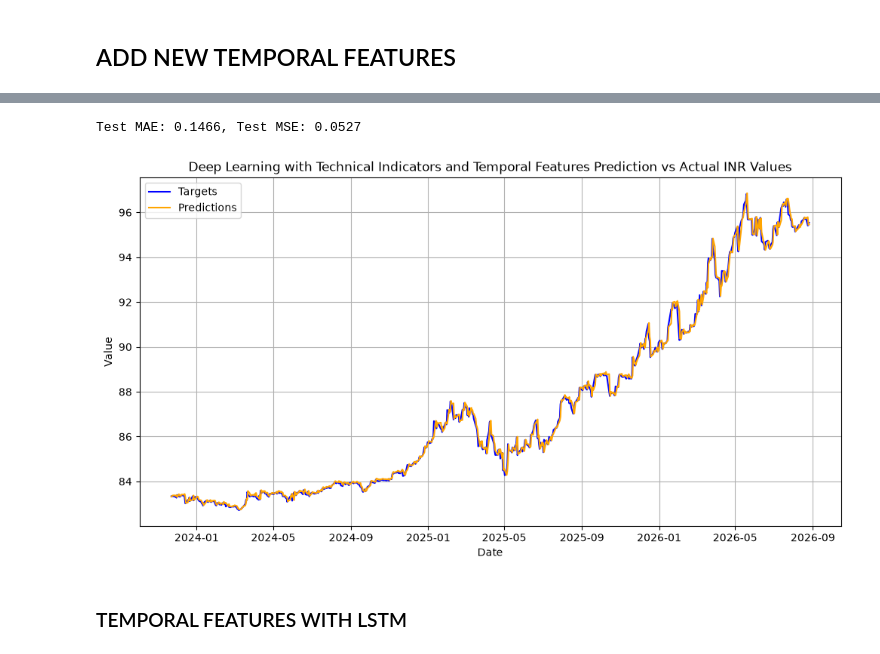
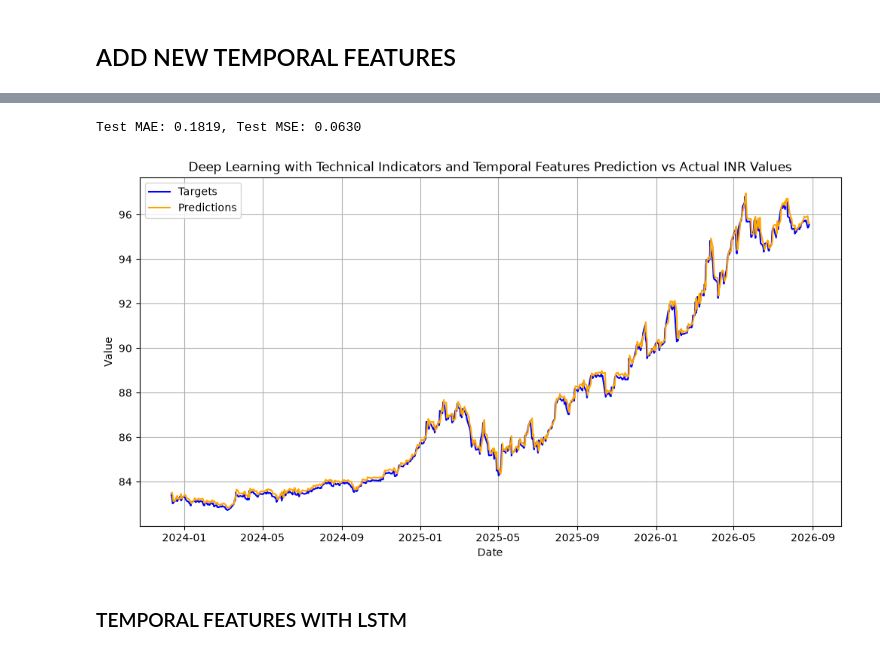
Before and after one commit to Princekumarofficial/potential-octo-sniffle, a Jupyter notebook: train.ipynb, the cells around one changed output, grey strips where cells are left out. Drawn from its saved outputs; the diff is of its cells as text; code cells hidden in the pictures.

```diff
--- a/train.ipynb
+++ b/train.ipynb
@@ -568,9 +624,21 @@ def create_temporal_features(df, target_columns=None, num_features=5):
 
     return pd.concat([df, *lagged_features], axis=1)
 # %%
-train_df_temp = create_temporal_features(train_df_ta.copy(), None, TEMPORAL_FEATURES_NUMBER)
-val_df_temp = create_temporal_features(val_df_ta.copy(), None, TEMPORAL_FEATURES_NUMBER)
-test_df_temp = create_temporal_features(test_df_ta.copy(), None, TEMPORAL_FEATURES_NUMBER)
+train_df_temp = create_temporal_features(
+    train_df_ta.copy(),
+    None,
+    TEMPORAL_FEATURES_NUMBER,
+).dropna()
+val_df_temp = create_temporal_features(
+    val_df_ta.copy(),
+    None,
+    TEMPORAL_FEATURES_NUMBER,
+).dropna()
+test_df_temp = create_temporal_features(
+    test_df_ta.copy(),
+    None,
+    TEMPORAL_FEATURES_NUMBER,
+).dropna()
 # %%
 train_df_temp.info()
 # %% [output]
@@ -582,14 +650,20 @@ memory usage: 4.4 MB
 # %%
-feature_scaler_temp = fit_standard_scaler(train_df_temp, all_features)
+temporal_features = all_features + [
+    f"{feature}_lag_{lag}"
+    for feature in all_features
+    for lag in range(1, TEMPORAL_FEATURES_NUMBER + 1)
+]
+
+feature_scaler_temp = fit_standard_scaler(train_df_temp, temporal_features)
 
 train_targets = train_df_temp["TARGET_NEXT"]
 val_targets = val_df_temp["TARGET_NEXT"]
 test_targets = test_df_temp["TARGET_NEXT"]
 target_scaler = fit_standard_scaler(train_targets)
 
-X_train = normalize_to_tensor(train_df_temp, feature_scaler_temp, all_features)
-X_val = normalize_to_tensor(val_df_temp, feature_scaler_temp, all_features)
-X_test = normalize_to_tensor(test_df_temp, feature_scaler_temp, all_features)
+X_train = normalize_to_tensor(train_df_temp, feature_scaler_temp, temporal_features)
+X_val = normalize_to_tensor(val_df_temp, feature_scaler_temp, temporal_features)
+X_test = normalize_to_tensor(test_df_temp, feature_scaler_temp, temporal_features)
 y_train = normalize_to_tensor(train_targets, target_scaler)
 y_val = normalize_to_tensor(val_targets, target_scaler)
 y_test = normalize_to_tensor(test_targets, target_scaler)
@@ -598,15 +672,15 @@ NUM_INPUT_FEATURES = X_train.shape[1]
 OUTPUT_FEATURES = 1
 # %%
 model_dl_temp = nn.Sequential(
-    nn.Linear(NUM_INPUT_FEATURES, 128),
+    nn.Linear(NUM_INPUT_FEATURES, 64),
     nn.ReLU(),
     nn.Dropout(0.2),
 
-    nn.Linear(128, 64),
+    nn.Linear(64, 32),
     nn.ReLU(),
     nn.Dropout(0.2),
 
-    nn.Linear(64, 1)
+    nn.Linear(32, 1)
 )
 model_dl_temp_optimizer = optim.Adam(
     model_dl_temp.parameters(),
@@ -638,37 +705,37 @@ Epoch 100/100, Train Loss: 0.9641, Val Loss: 0.4462
 # %%
 deep_temp_prediction_results = predict_and_store_log_return_model(
     model=model_dl_temp,
     model_name="Deep Learning with Technical Indicators and Temporal Features",
     train_inputs=X_train,
     test_inputs=X_test,
     train_targets=y_train,
     test_targets=y_test,
-    train_current_prices=train_df_ta["INR"].values,
-    test_current_prices=test_df_ta["INR"].values,
+    train_current_prices=train_df_temp["INR"].values,
+    test_current_prices=test_df_temp["INR"].values,
     target_scaler=target_scaler,
     model_results=model_results,
     output_path=RESULTS_PATH,
 )
 
 predicted_train_prices_temp = deep_temp_prediction_results["train_predictions"]
 predicted_prices_temp = deep_temp_prediction_results["test_predictions"]
 actual_train_prices_temp = deep_temp_prediction_results["train_actual_prices"]
 actual_prices_temp = deep_temp_prediction_results["test_actual_prices"]
 deep_temp_train_metrics = deep_temp_prediction_results["train_metrics"]
 deep_temp_metrics = deep_temp_prediction_results["test_metrics"]
 
 print(
     f"Test MAE: {deep_temp_metrics['mae']:.4f}, "
     f"Test MSE: {deep_temp_metrics['mse']:.4f}"
 )
 plot_predictions_vs_targets(
     predicted_prices_temp,
     actual_prices_temp,
-    x_values=test_df_ta.index,
+    x_values=test_df_temp.index,
     title="Deep Learning with Technical Indicators and Temporal Features Prediction vs Actual INR Values",
 )
 # %% [output]
-Test MAE: 0.1466, Test MSE: 0.0527
+Test MAE: 0.1819, Test MSE: 0.0630
-[figure, old version]
+[figure, new version]
 # %% [markdown]
 ### TEMPORAL FEATURES WITH LSTM
```
Also changed, not shown: parts of 15 cells of this notebook, 36 other files.
